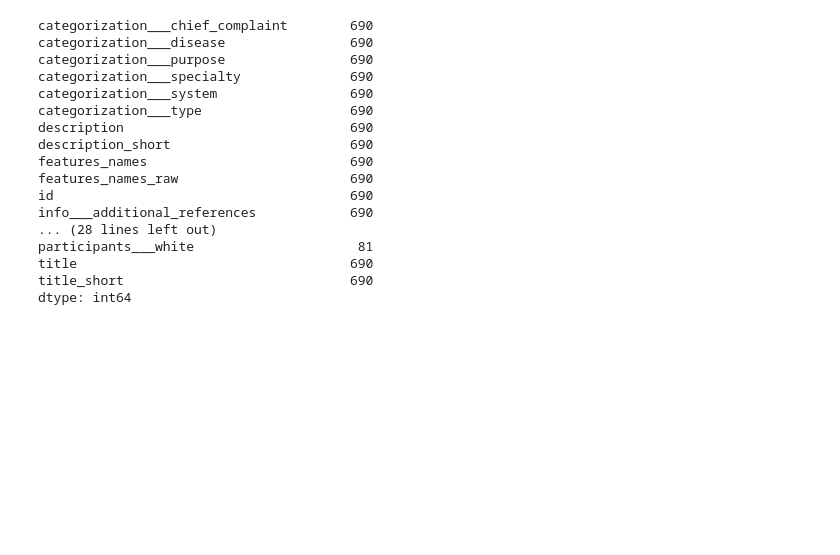
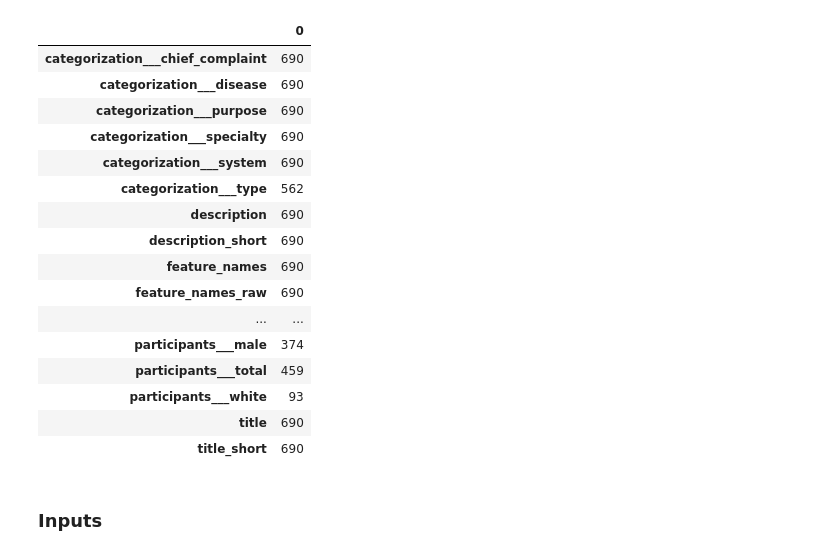
Before and after one commit to csinva/clinical-rule-analysis, a Jupyter notebook: notebooks_llm/00_eda.ipynb, the cells around one changed output. Cells and saved outputs as stored; diff of their text form; code cells hidden in the pictures; blank space fills up the shorter version.

```diff
--- a/notebooks_llm/00_eda.ipynb
+++ b/notebooks_llm/00_eda.ipynb
@@ -9,22 +8,28 @@ import extract
 openai.api_key = open('/home/chansingh/.OPENAI_KEY').read().strip()
 df = pd.read_pickle("../data/data_clean.pkl")
+# %%
+df.replace('', np.nan, inplace=True)
+df.replace([], np.nan, inplace=True)
 # %%
-(df.notna() & (df!='-1') & (df!=-1)).sum().sort_index()
+# display table with bars filled in
+pd.DataFrame((df.notna() & (df!='-1') & (df!=-1)).sum().sort_index()).style.bar()
 # %% [output]
-categorization___chief_complaint        690
-categorization___disease                690
-categorization___purpose                690
-categorization___specialty              690
-categorization___system                 690
-categorization___type                   690
-description                             690
-description_short                       690
-features_names                          690
-features_names_raw                      690
-id                                      690
-info___additional_references            690
-... (28 lines left out)
-participants___white                     81
-title                                   690
-title_short                             690
-dtype: int64
+|  | 0 |
+| categorization___chief_complaint | 690 |
+| categorization___disease | 690 |
+| categorization___purpose | 690 |
+| categorization___specialty | 690 |
+| categorization___system | 690 |
+| categorization___type | 562 |
+| description | 690 |
+| description_short | 690 |
+| feature_names | 690 |
+| feature_names_raw | 690 |
+| ... | ... |
+| participants___male | 374 |
+| participants___total | 459 |
+| participants___white | 93 |
+| title | 690 |
+| title_short | 690 |
+# %% [markdown]
+### Inputs
```
Also changed, not shown: parts of 9 cells of this notebook, 11 other files.
